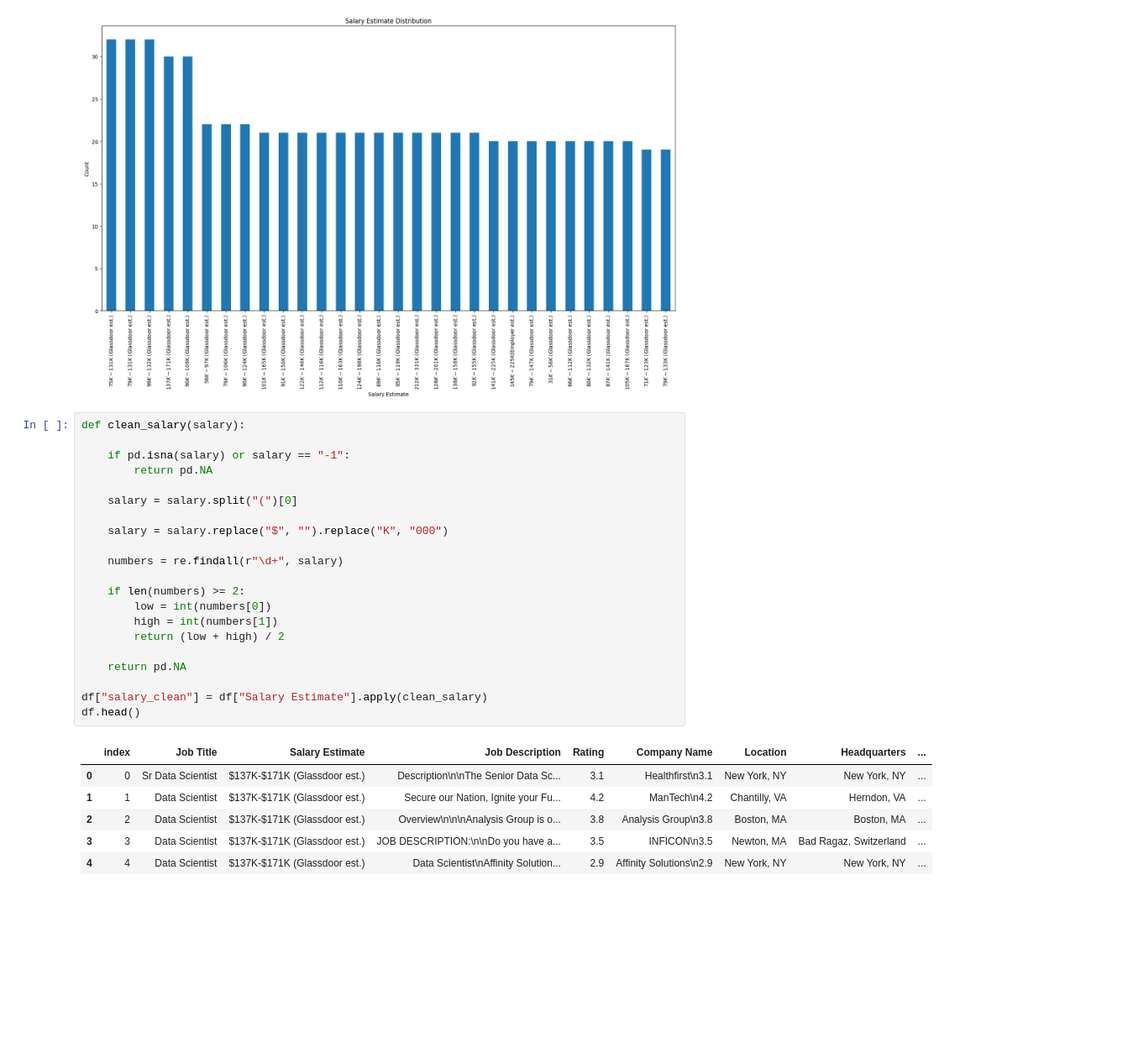
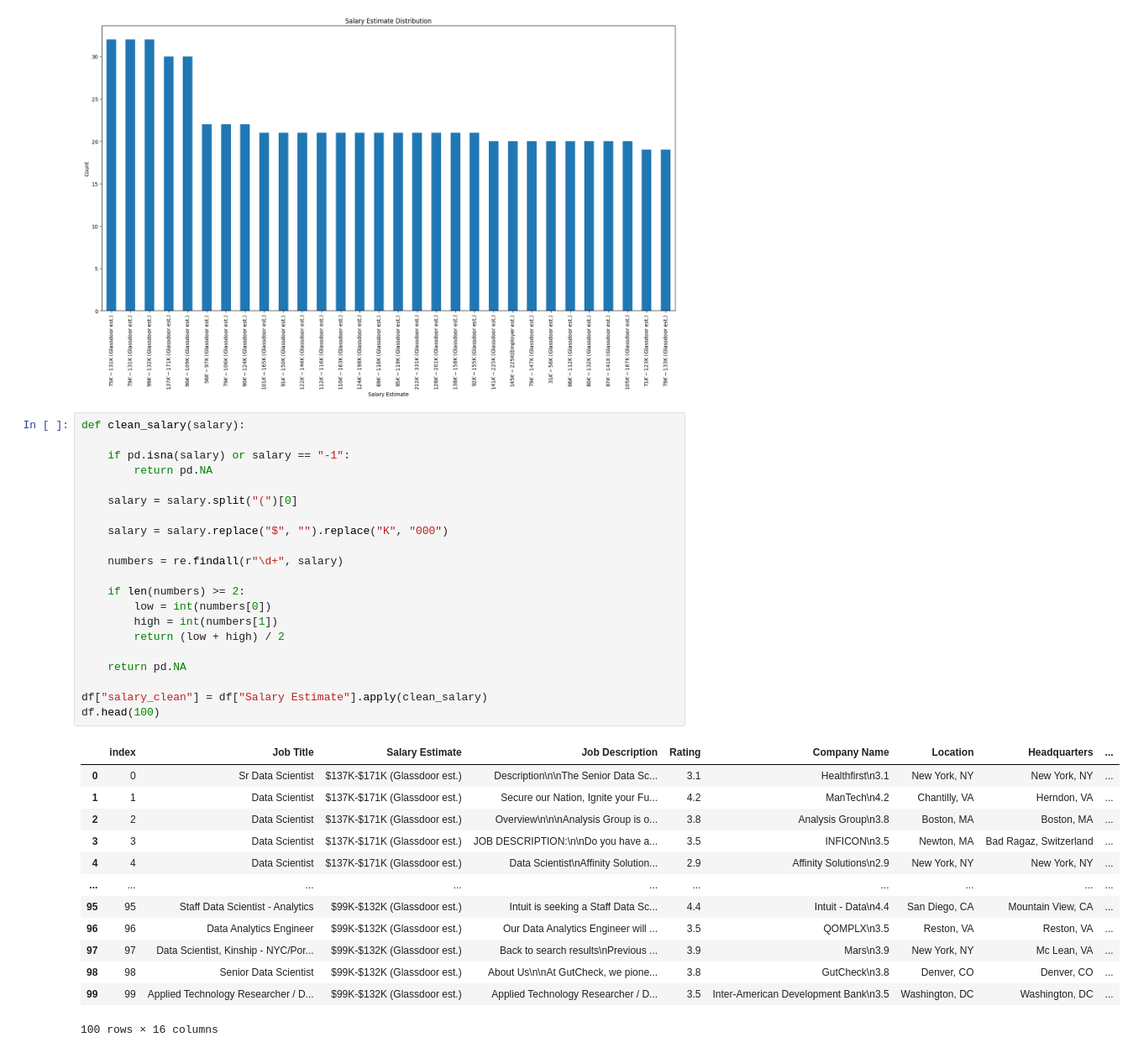
Before and after one commit to RachidNaitSaid2002/HR-Pulse-, a Jupyter notebook: ml/notebooks/01_eda.ipynb, the cells around one changed output. Shown at 84% size. Cells and saved outputs as stored; diff of their text form; blank space fills up the shorter version.

```diff
--- a/ml/notebooks/01_eda.ipynb
+++ b/ml/notebooks/01_eda.ipynb
@@ -211,31 +211,38 @@ plt.show()
 # %%
 def clean_salary(salary):
 
     if pd.isna(salary) or salary == "-1":
         return pd.NA
 
     salary = salary.split("(")[0]
 
     salary = salary.replace("$", "").replace("K", "000")
 
     numbers = re.findall(r"\d+", salary)
 
     if len(numbers) >= 2:
         low = int(numbers[0])
         high = int(numbers[1])
         return (low + high) / 2
 
     return pd.NA
 
 df["salary_clean"] = df["Salary Estimate"].apply(clean_salary)
-df.head()
+df.head(100)
 # %% [output]
 |  | index | Job Title | Salary Estimate | Job Description | Rating | Company Name | Location | Headquarters | ... |
 | 0 | 0 | Sr Data Scientist | $137K-$171K (Glassdoor est.) | Description\n\nThe Senior Data Sc... | 3.1 | Healthfirst\n3.1 | New York, NY | New York, NY | ... |
 | 1 | 1 | Data Scientist | $137K-$171K (Glassdoor est.) | Secure our Nation, Ignite your Fu... | 4.2 | ManTech\n4.2 | Chantilly, VA | Herndon, VA | ... |
 | 2 | 2 | Data Scientist | $137K-$171K (Glassdoor est.) | Overview\n\n\nAnalysis Group is o... | 3.8 | Analysis Group\n3.8 | Boston, MA | Boston, MA | ... |
 | 3 | 3 | Data Scientist | $137K-$171K (Glassdoor est.) | JOB DESCRIPTION:\n\nDo you have a... | 3.5 | INFICON\n3.5 | Newton, MA | Bad Ragaz, Switzerland | ... |
 | 4 | 4 | Data Scientist | $137K-$171K (Glassdoor est.) | Data Scientist\nAffinity Solution... | 2.9 | Affinity Solutions\n2.9 | New York, NY | New York, NY | ... |
+| ... | ... | ... | ... | ... | ... | ... | ... | ... | ... |
+| 95 | 95 | Staff Data Scientist - Analytics | $99K-$132K (Glassdoor est.) | Intuit is seeking a Staff Data Sc... | 4.4 | Intuit - Data\n4.4 | San Diego, CA | Mountain View, CA | ... |
+| 96 | 96 | Data Analytics Engineer | $99K-$132K (Glassdoor est.) | Our Data Analytics Engineer will ... | 3.5 | QOMPLX\n3.5 | Reston, VA | Reston, VA | ... |
+| 97 | 97 | Data Scientist, Kinship - NYC/Por... | $99K-$132K (Glassdoor est.) | Back to search results\nPrevious ... | 3.9 | Mars\n3.9 | New York, NY | Mc Lean, VA | ... |
+| 98 | 98 | Senior Data Scientist | $99K-$132K (Glassdoor est.) | About Us\n\nAt GutCheck, we pione... | 3.8 | GutCheck\n3.8 | Denver, CO | Denver, CO | ... |
+| 99 | 99 | Applied Technology Researcher / D... | $99K-$132K (Glassdoor est.) | Applied Technology Researcher / D... | 3.5 | Inter-American Development Bank\n3.5 | Washington, DC | Washington, DC | ... |
+100 rows × 16 columns
 # %%
 salary_estimate = df['salary_clean'].value_counts()
 
```
Also changed, not shown: parts of 2 cells of this notebook.
